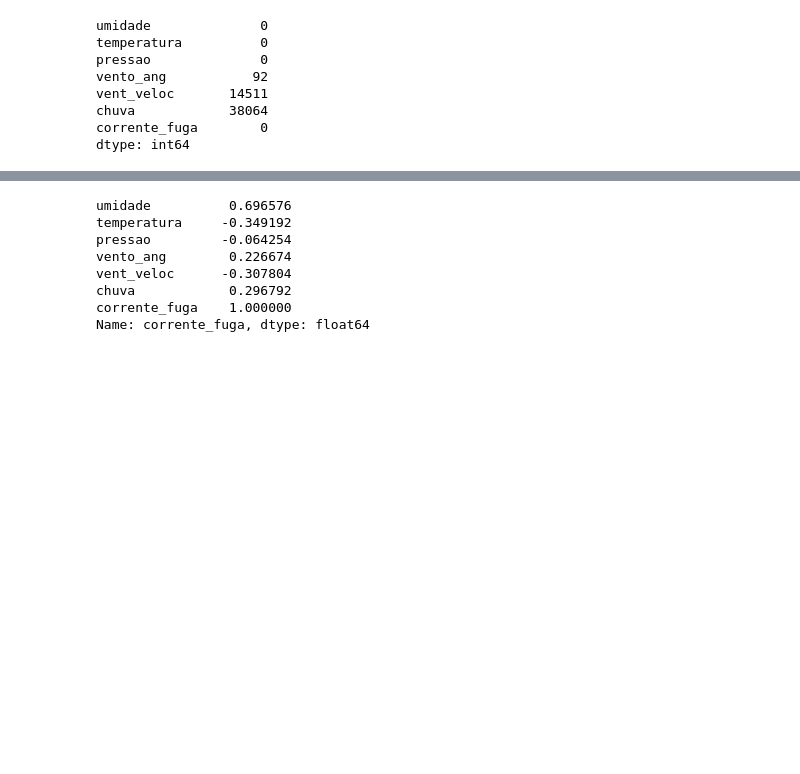
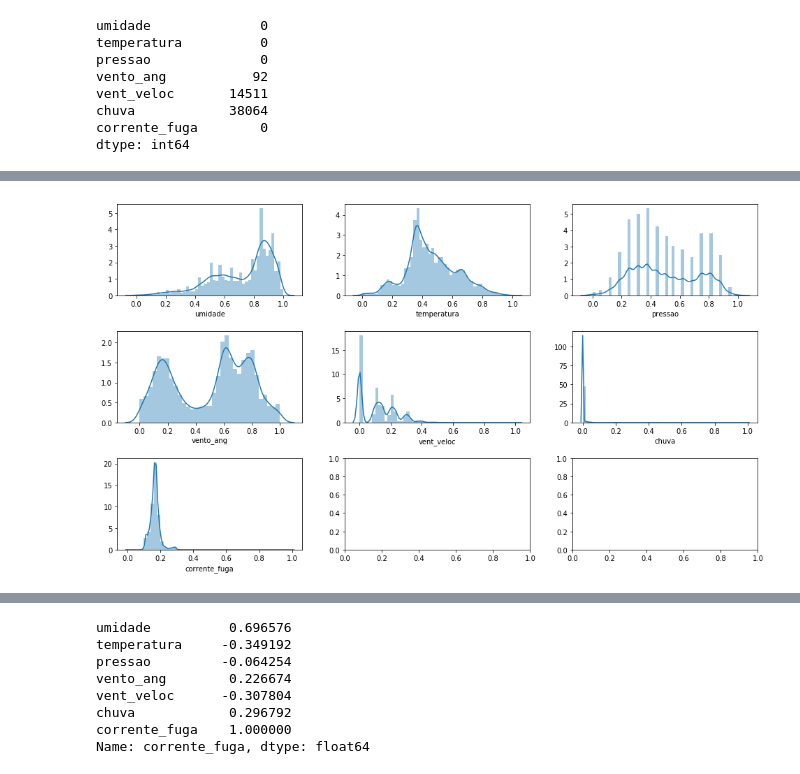
Before and after one commit to rhpinotti/pred_corr_fuga, a Jupyter notebook: predicao_correntes_fuga_jupyter.ipynb, the cells around one changed output, grey strips where cells are left out. Drawn from its saved outputs; the diff is of its cells as text; code cells hidden in the pictures; blank space fills up the shorter version.

```diff
--- a/predicao_correntes_fuga_jupyter.ipynb
+++ b/predicao_correntes_fuga_jupyter.ipynb
@@ -155,0 +134,7 @@ dtype: int64
+# %%
+min_scaler = MinMaxScaler(feature_range=(0,1))
+scaled_data = pd.DataFrame(min_scaler.fit_transform(df), columns=df.columns)
+# %%
+distplots_dataframe(scaled_data)
+# %% [output]
+[figure, added]
```
Also changed, not shown: parts of 18 cells of this notebook.
